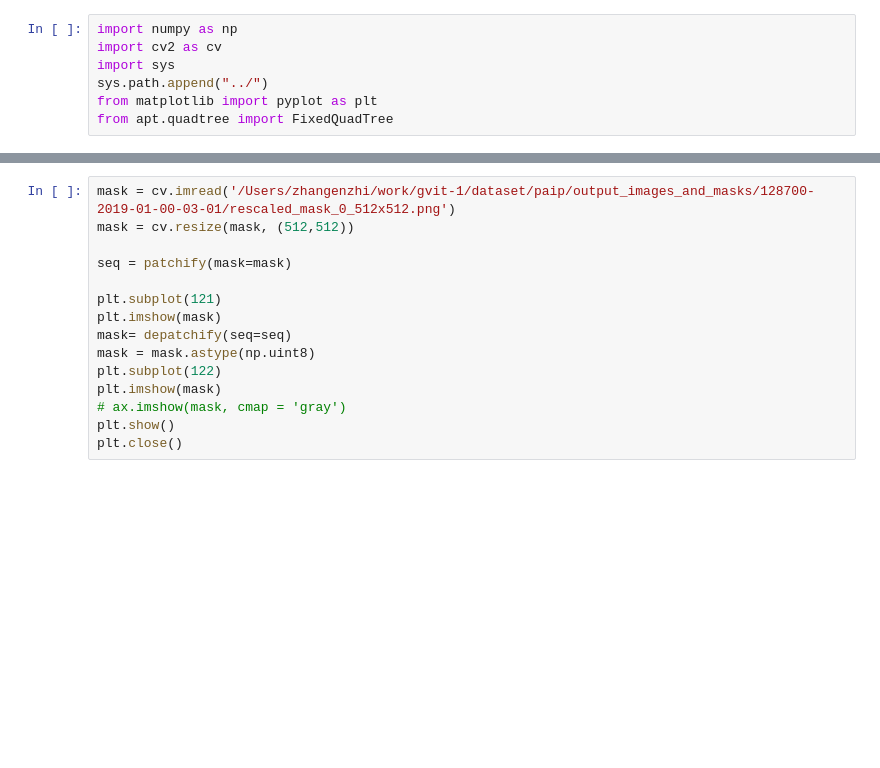
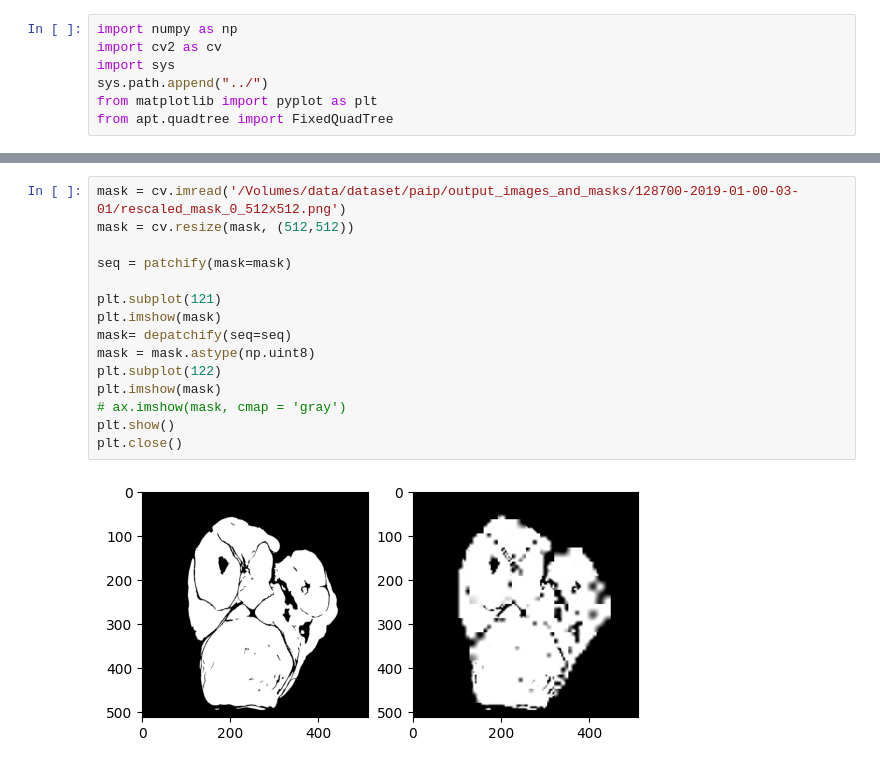
Before and after one commit to zhangenzhi/apt, a Jupyter notebook: utils/patchify.ipynb, the cells around one changed output, grey strips where cells are left out. Saved outputs shown, nothing was run; the diff lists cells and outputs as text; blank space fills up the shorter version.

```diff
--- a/utils/patchify.ipynb
+++ b/utils/patchify.ipynb
@@ -47,15 +55,17 @@ plt.close()
 # %%
-mask = cv.imread('/Users/zhangenzhi/work/gvit-1/dataset/paip/output_images_and_masks/128700-2019-01-00-03-01/rescaled_mask_0_512x512.png')
+mask = cv.imread('/Volumes/data/dataset/paip/output_images_and_masks/128700-2019-01-00-03-01/rescaled_mask_0_512x512.png')
 mask = cv.resize(mask, (512,512))
 
 seq = patchify(mask=mask)
 
 plt.subplot(121)
 plt.imshow(mask)
 mask= depatchify(seq=seq)
 mask = mask.astype(np.uint8)
 plt.subplot(122)
 plt.imshow(mask)
 # ax.imshow(mask, cmap = 'gray')
 plt.show()
 plt.close()
+# %% [output]
+[figure, added]
```
Also changed, not shown: parts of 3 cells of this notebook, 1 other file.
